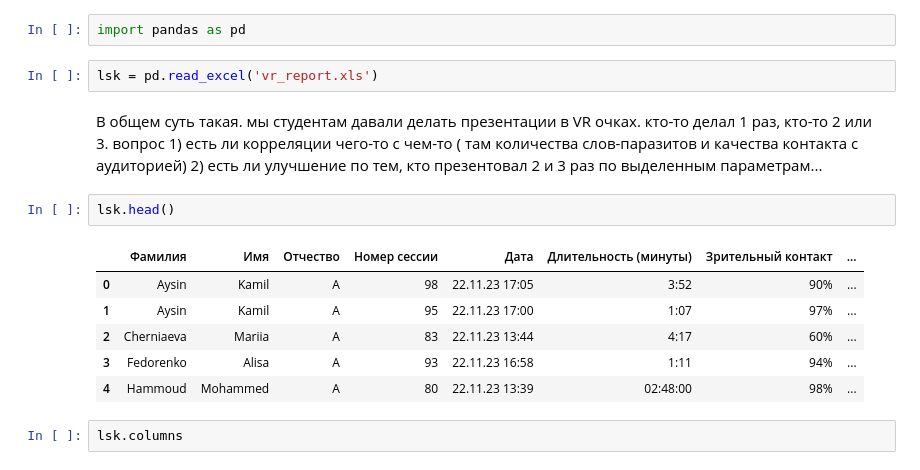
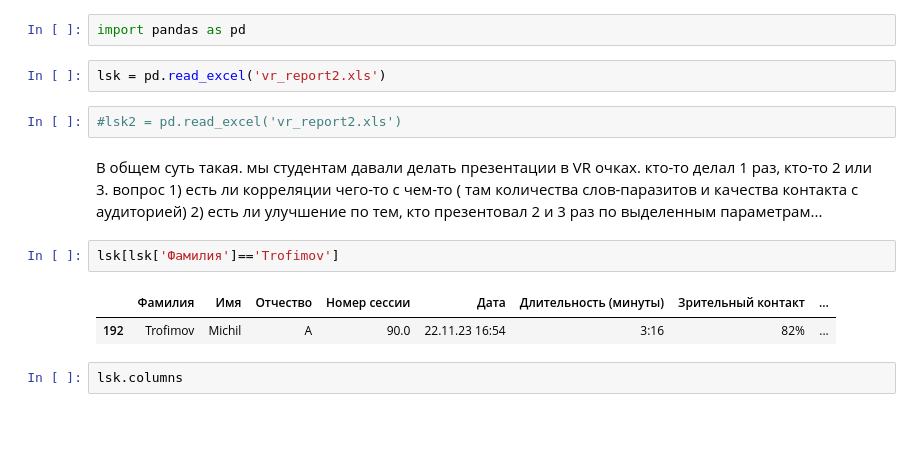
Before and after one commit to Aryunaa/Linguistics, a Jupyter notebook: vr_presentations/jan.ipynb, the cells around one changed output. Cells and saved outputs as stored; diff of their text form; blank space fills up the shorter version.

Commit message:
vr report2

```diff
--- a/vr_presentations/jan.ipynb
+++ b/vr_presentations/jan.ipynb
@@ -7,18 +4,16 @@ Requirement already satisfied: xlrd in c:\users\aryuna\appdata\roaming\python\py
 # %%
 import pandas as pd
 # %%
-lsk = pd.read_excel('vr_report.xls')
+lsk = pd.read_excel('vr_report2.xls')
+# %%
+#lsk2 = pd.read_excel('vr_report2.xls')
 # %% [markdown]
 В  общем суть такая. мы студентам давали делать презентации в VR  очках. кто-то делал 1 раз, кто-то 2 или 3. вопрос 1) есть ли корреляции чего-то с чем-то ( там количества слов-паразитов и качества контакта с аудиторией)  2) есть ли улучшение по тем, кто презентовал 2 и 3 раз по выделенным параметрам...
 # %%
-lsk.head()
+lsk[lsk['Фамилия']=='Trofimov']
 # %% [output]
 |  | Фамилия | Имя | Отчество | Номер сессии | Дата | Длительность (минуты) | Зрительный контакт | ... |
-| 0 | Aysin | Kamil | A | 98 | 22.11.23 17:05 | 3:52 | 90% | ... |
-| 1 | Aysin | Kamil | A | 95 | 22.11.23 17:00 | 1:07 | 97% | ... |
-| 2 | Cherniaeva | Mariia | A | 83 | 22.11.23 13:44 | 4:17 | 60% | ... |
-| 3 | Fedorenko | Alisa | A | 93 | 22.11.23 16:58 | 1:11 | 94% | ... |
-| 4 | Hammoud | Mohammed | A | 80 | 22.11.23 13:39 | 02:48:00 | 98% | ... |
+| 192 | Trofimov | Michil | A | 90.0 | 22.11.23 16:54 | 3:16 | 82% | ... |
 # %%
 lsk.columns
 # %% [output]
```
Also changed, not shown: parts of 33 cells of this notebook, 6 other files.
